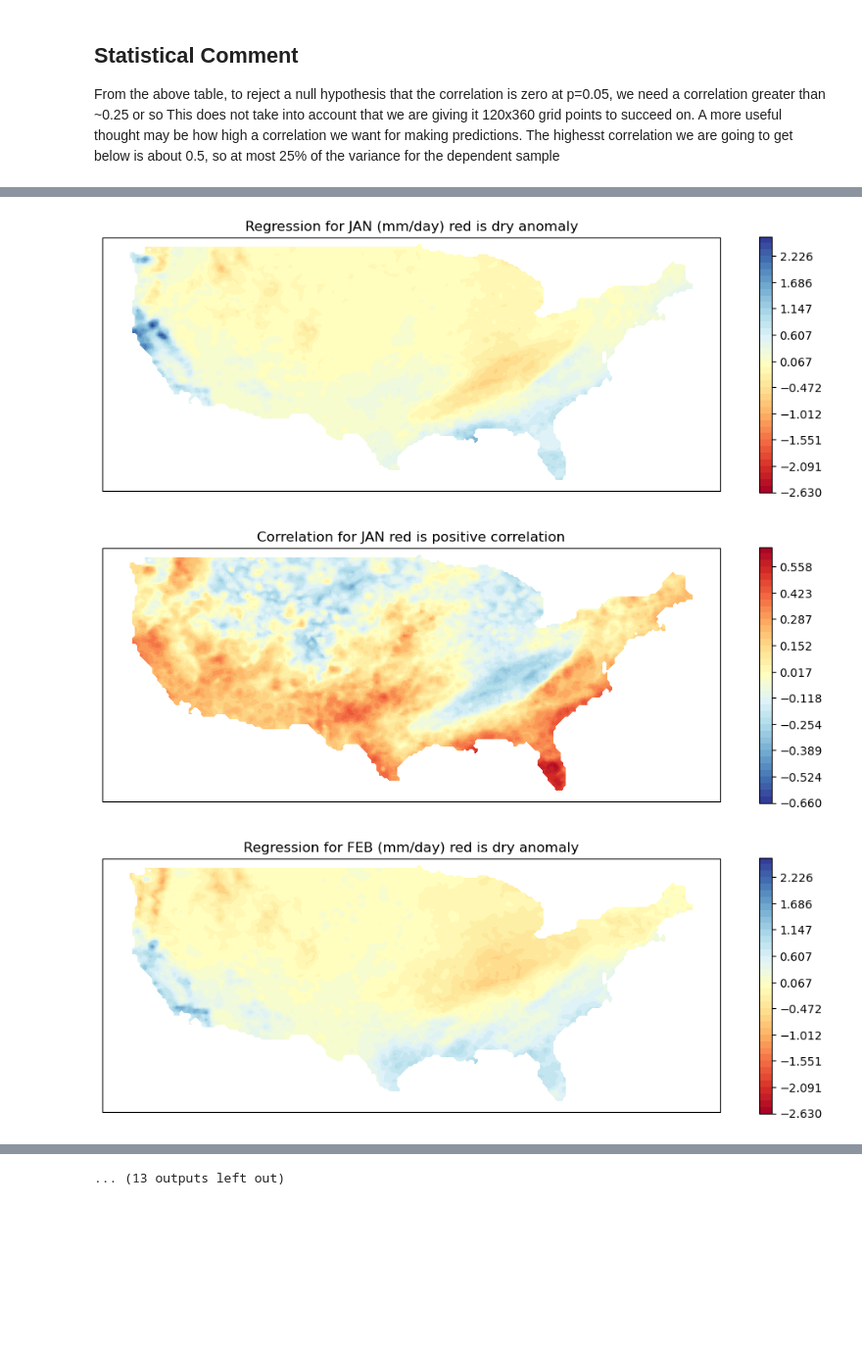
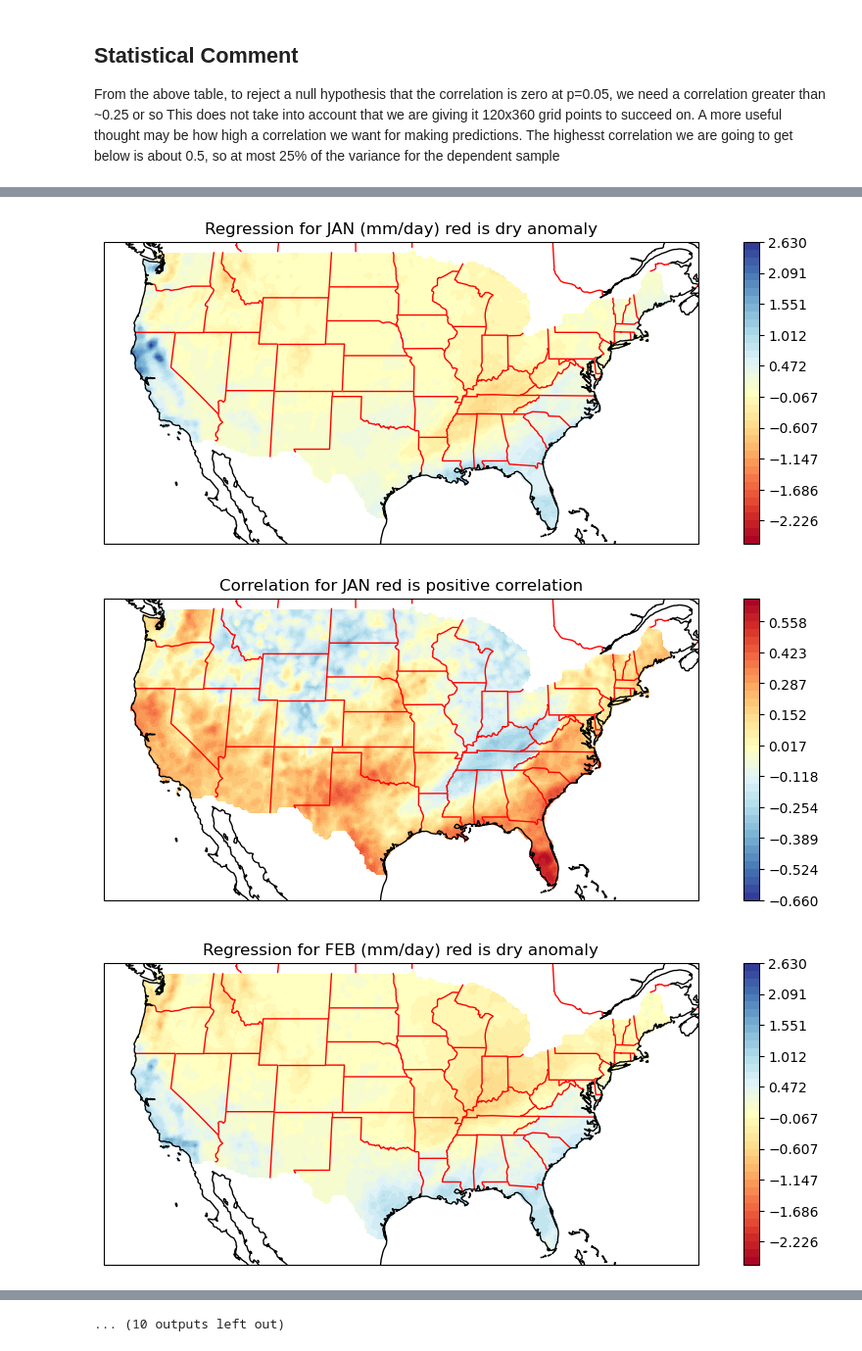
Before and after one commit to dennislhartmann/Objective_Analysis, a Jupyter notebook: Code/Homework_3_Regression.ipynb, the cells around one changed output, grey strips where cells are left out. Shown at 98% size. Drawn from its saved outputs; the diff is of its cells as text; code cells hidden in the pictures; blank space fills up the shorter version.

```diff
--- a/Code/Homework_3_Regression.ipynb
+++ b/Code/Homework_3_Regression.ipynb
@@ -217,12 +216,25 @@ prcpm  (12, 120, 300)
 prcpmx  nan
 # %%
 # let's try to plot a monthly mean
+import cartopy.feature as cfeature
+
+scale = '50m'
+states50 = cfeature.NaturalEarthFeature(
+            category='cultural',
+            name='admin_1_states_provinces_lines',
+            scale=scale,
+            facecolor='none',
+            edgecolor='r')
+
+
+
+
 plt.figure(figsize=(12, 4), dpi=100)
-ax = plt.axes(projection=ccrs.Orthographic(-100, 45))
+ax = plt.axes(projection=ccrs.Robinson(central_longitude=-90))
 
 plt.contourf(lon, lat, prcpm[0,:,:], 60,
-             transform=ccrs.Orthographic(-100, 45))
-
+             transform=ccrs.PlateCarree())
+ax.add_feature(states50, zorder=1, linewidth=1.5)
 ax.coastlines()
 plt.colorbar()
 
@@ -231,11 +243,11 @@ plt.title('Climatological mean for January mm/day')
 plt.show()
 
 plt.figure(figsize=(12, 4), dpi=100)
-ax = plt.axes(projection=ccrs.Robinson())
+ax = plt.axes(projection=ccrs.Robinson(central_longitude=-90))
 
 plt.contourf(lon, lat, prcpm[6,:,:], 60,
-             transform=ccrs.Robinson())
-
+             transform=ccrs.PlateCarree())
+ax.add_feature(states50, zorder=1, linewidth=1.5)
 ax.coastlines()
 plt.colorbar()
 
@@ -333,11 +345,11 @@ contr = np.linspace(-rmax,rmax,nconts)
 print('cmax ',cmax,',  rmax ',rmax, np.max(contc),' - ',np.max(contr))
 for i in range(nmos):
     plt.figure(figsize=(12, 4), dpi=100)
-    ax = plt.axes(projection=ccrs.Robinson())
+    ax = plt.axes(projection=ccrs.Robinson(central_longitude=-90))
 
     plt.contourf(lon, lat, rp[i,:,:], contr, cmap=col_mapr,
-             transform=ccrs.Robinson())
-
+             transform=ccrs.PlateCarree())
+    ax.add_feature(states50, zorder=1, linewidth=1.0)
     ax.coastlines()
     plt.colorbar()
     #plt.clim(contr[0],contr[nconts-1])
@@ -348,11 +360,11 @@ for i in range(nmos):
     # also plot correlation
 
     plt.figure(figsize=(12, 4), dpi=100)
-    ax = plt.axes(projection=ccrs.Robinson())
+    ax = plt.axes(projection=ccrs.Robinson(central_longitude=-90))
 
     plt.contourf(lon, lat, rc[i,:,:], contc, cmap=col_mapc,
-             transform=ccrs.Robinson())
-
+             transform=ccrs.PlateCarree())
+    ax.add_feature(states50, zorder=1, linewidth=1.0)
     ax.coastlines()
     plt.colorbar()
     #plt.clim(contc[0],contc[nconts-1])
@@ -364,3 +376,3 @@ cmax  0.6595068733332499 ,  rmax  2.6303675764198466 0.6595068733332499  -  2.63
-[figure, old version]
+[figure, new version]
-[figure, old version]
+[figure, new version]
-[figure, old version]
+[figure, new version]
@@ -375 +387 @@ cmax  0.6595068733332499 ,  rmax  2.6303675764198466 0.6595068733332499  -  2.63
-... (13 outputs left out)
+... (10 outputs left out)
```
Also changed, not shown: parts of 4 cells of this notebook.
